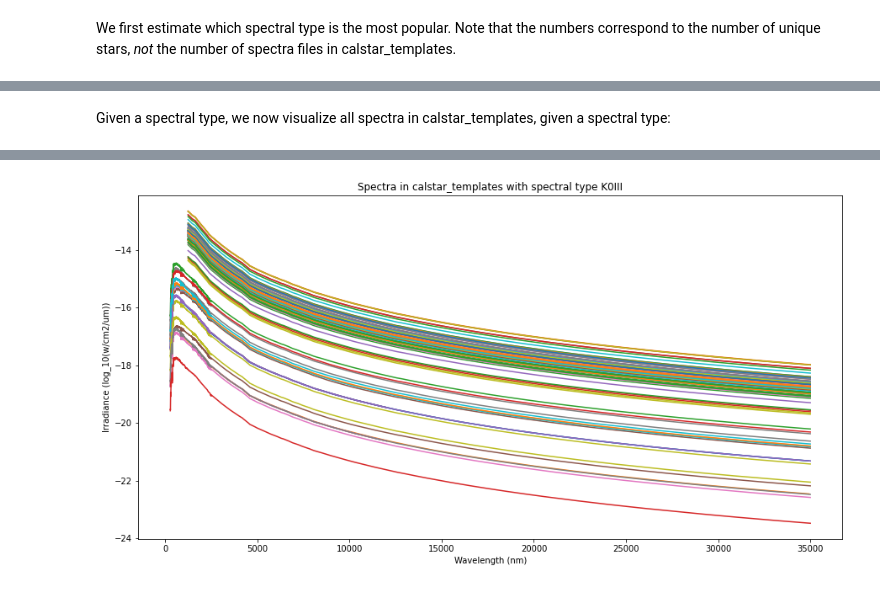
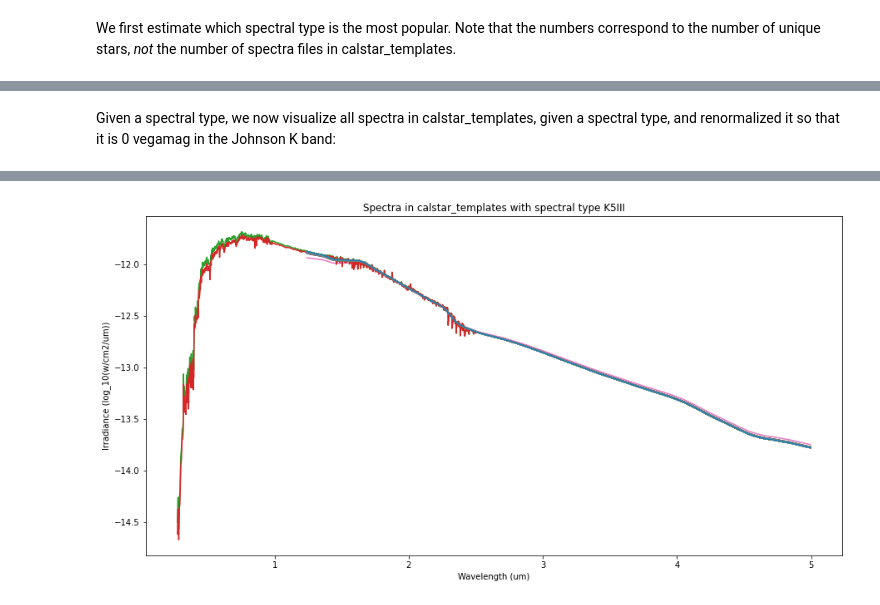
Before and after one commit to berlinchen7/EXOSIMS, a Jupyter notebook: probing/spec_lib_summary/spec_lib_summary_plots.ipynb, the cells around one changed output, grey strips where cells are left out. Drawn from its saved outputs; the diff is of its cells as text; code cells hidden in the pictures.

```diff
--- a/probing/spec_lib_summary/spec_lib_summary_plots.ipynb
+++ b/probing/spec_lib_summary/spec_lib_summary_plots.ipynb
@@ -43,12 +43,15 @@ DATA['irs_cal'] = getSpCov_irs_cal()
 DATA['current_calspec'] = getSpCov_calspec(CALSTAR_DIR + '/current_calspec')
 DATA['cw_spectra'] = getSpCov_cw_spectra(CALSTAR_DIR + '/cw_spectra')
 DATA['cohen'] = getSpCov_cohen(CALSTAR_DIR + '/cohen')
+DATA['ck04models'] = getSpCov_ck04models('/Users/berlinc/Documents/exosims/EXOSIMS_fork/probing/spec_lib_summary/ckp00')
+DATA['pickles'] = getSpCov_pickles()
+DATA['bpgs'] = getSpCov_bpgs()
 
 # Build df_input, which stores info comparing set of spec types from target list to
 #  set of spec types from the libraries:
 df_input = {}
 df_input['spec'] = ref_st
-for lib in ['engelke', 'irs_cal', 'current_calspec', 'cw_spectra', 'cohen']:
+for lib in ['engelke', 'irs_cal', 'current_calspec', 'cw_spectra', 'cohen', 'ck04models', 'pickles', 'bpgs']:
     cov_vect = np.zeros(len(ref_st))
     mask = np.isin(np.array(ref_st), list(DATA[lib].keys()))
     # Convert the list to one-hot vectors based on the reference spectral-type list
@@ -124,7 +128,7 @@ for i, rt in enumerate(ref_st):
 
 dataset_indices = []
 spec_type_indices = []
-dataset_names = ['engelke', 'irs_cal', 'current_calspec', 'cw_spectra', 'cohen']
+dataset_names = ['engelke', 'irs_cal', 'current_calspec', 'cw_spectra', 'cohen', 'ck04models', 'pickles', 'bpgs']
 intervals = []
 for di, dataset in enumerate(dataset_names):
     for spec_type in DATA[dataset].keys():
@@ -154,12 +158,14 @@ for st_i in spec_type_indices:
 from matplotlib.lines import Line2D # Imported for legends
 import numpy as np
 from matplotlib import collections  as mc
+import matplotlib.pyplot as plt
+
 
 ANNOT = False # Whether to annotate the ranges (Warning: if True then an error will be encountered but we
                 # still obtain the desired .png image inspite of the error)
 
 num_datasets = len(dataset_names)
-unique_colors = ['red', 'orange', 'green', 'blue', 'purple']
+unique_colors = ['red', 'orange', 'yellow', 'green', 'blue', 'violet', 'black', 'pink']
 colors = np.array([unique_colors[idx] for idx in dataset_indices])
 
 # viridis = plt.cm.get_cmap('viridis', len(dataset_names))
@@ -174,7 +180,10 @@ lc = mc.LineCollection(lines, colors= colors, linewidths=2)
 fig, ax = plt.subplots(figsize=(30, 20))#figsize=(50, 30))
 ax.add_collection(lc)
 ax.margins(0.1)
-plt.yticks(range(len(filtered_ref_st)), filtered_ref_st)
+# plt.yticks(range(len(filtered_ref_st)), filtered_ref_st)
+plt.yticks(range(0, len(filtered_ref_st), 5), filtered_ref_st[::5])
+
+ax.tick_params(axis='both', which='major', labelsize=30)
 
 # Adding the legends
 def make_proxy(col, scalar_mappable, **kwargs):
@@ -201,7 +210,7 @@ ax.scatter(x, y, c=c)
 ax.set_xlim([0, 5000])
 ax.set_ylim([-1, len(filtered_ref_st) + 1])
 
-ax.set_title('Spectral Coverage for calstar_templates', fontsize=30)
+ax.set_title('Spectral Coverage Summary', fontsize=30)
 ax.set_xlabel('Wavelength (nm)', fontsize=30)
 ax.set_ylabel('Spectral Type', fontsize=30)
 
@@ -347,62 +383,82 @@ c.most_common(3)
 # %% [markdown]
-Given a spectral type, we now visualize all spectra in calstar_templates, given a spectral type:
+Given a spectral type, we now visualize all spectra in calstar_templates, given a spectral type, and renormalized it so that it is 0 vegamag in the Johnson K band:
 # %%
+#export PYSYN_CDBS=/Users/berlinc/Documents/exosims/EXOSIMS_fork/probing/spec_lib_summary/trds/
 import matplotlib.pyplot as plt
 import numpy as np
 from astropy.io import fits
 from retrieve_spectral_coverage import *
+from astropy import units as u
 
 CALSTAR_DIR = '/Users/berlinc/Downloads/calstar_templates'
-SPEC_TYPE= 'K0III'
+SPEC_TYPE= 'K5III'
 LOG = True
-MAX_L = float('inf') # in nm
+MAX_L = 5 #float('inf') # in um
+renorm_band = 'johnson,k'
 
 files = retrieve_files_from_spec_type(SPEC_TYPE, CALSTAR_DIR)
+reduced_files = [ f for f in files if 'cohen/templates/' not in f]
 
-print(str(len(files)) + ' files have spectral type ' + SPEC_TYPE + ' (after standarization).')
+print(str(len(reduced_files)) + ' files have spectral type ' + SPEC_TYPE + ' (after standardization).')
 
 plt.figure(figsize=(15, 7.5))
 
 for file in files:
+    if 'cohen/templates/' in file:
+        print(file +' skipped.')
+        continue
     if '.tem' in file or '.dlv' in file: # cw_spectra or cohen
         wavelength, irrad = get_spectra_from_tem_dlv(file)
 
         # Converting um to nm
-        wavelength = [i * 1000 for i in wavelength]
+        wavelength = np.array(wavelength) * u.um
+        irrad = np.array(irrad) * u.W /(u.cm)**2 /u.um
 
     elif '.fits' in file: # curr_calspec
         with fits.open(file) as hdulist:
             sdat = hdulist[1].data
-        wavelength, irrad = sdat.WAVELENGTH/10, sdat.FLUX
-        # Converting erg s-1 cm-2 A-1 to W cm-2 um-1:
-        irrad *= 1e-4
+        wavelength, irrad = sdat.WAVELENGTH, sdat.FLUX
+        wavelength = wavelength * u.AA
+        irrad = irrad *u.erg/u.s/(u.cm)**2/u.AA
 
     elif '.txt' in file: # irs_cal
         wavelength, irrad = get_spectra_from_ascii(file)
 
         # Converting um to nm
-        wavelength = [i*1000 for i in wavelength]
+        wavelength = np.array(wavelength) * u.um
 
         # Converting js to W cm-2 um-1:
-        irrad = [i*3.33564e-45 for i in irrad]
-
+        irrad = np.array(irrad) *u.Jy
+        irrad = irrad.to(u.W /(u.cm)**2 /u.um, equivalencies=u.spectral_density(wavelength))
     elif '.dat' in file: # engelke
         wavelength, irrad = get_spectra_from_ascii(file)
 
         # Converting um to nm
-        wavelength = [i*1000 for i in wavelength]
+        wavelength = np.array(wavelength) * u.um
+        irrad = np.array(irrad) * u.W /(u.cm)**2 /u.um
     else:
         print('File ' + file + ' cannot be found!')
         continue
+    if wavelength[0].value > 2:
+            print(file + ' starts from >2 um')
+    try:
+        wavelength, irrad = renormalize_spectra(wavelength, irrad, renorm_band)
+    except:
+        print(file + ' failed to renormalize')
+        continue
+    wavelength = wavelength.to(u.um)
+    irrad = irrad.to(u.W /(u.cm)**2 /u.um)
+
+
 
     if LOG:
-        irrad = [np.log10(i) for i in irrad]
+        irrad = [np.log10(i.value) for i in irrad]
 
     wavelength = np.array(wavelength)
     irrad = np.array(irrad)
     plt.plot(wavelength[wavelength < MAX_L], irrad[wavelength < MAX_L])
 
-plt.xlabel('Wavelength (nm)')
+plt.xlabel('Wavelength (um)')
 log = 'log_10' if LOG else ''
 plt.ylabel('Irradiance (' + log + '(w/cm2/um))')
 plt.title('Spectra in calstar_templates with spectral type ' + SPEC_TYPE)
@@ -415 +485 @@ Faulty wavelength: 4.564.5 in /Users/berlinc/Downloads/calstar_templates/engelke
-[figure, old version]
+[figure, new version]
```
Also changed, not shown: parts of 8 cells of this notebook, 2 other files.
